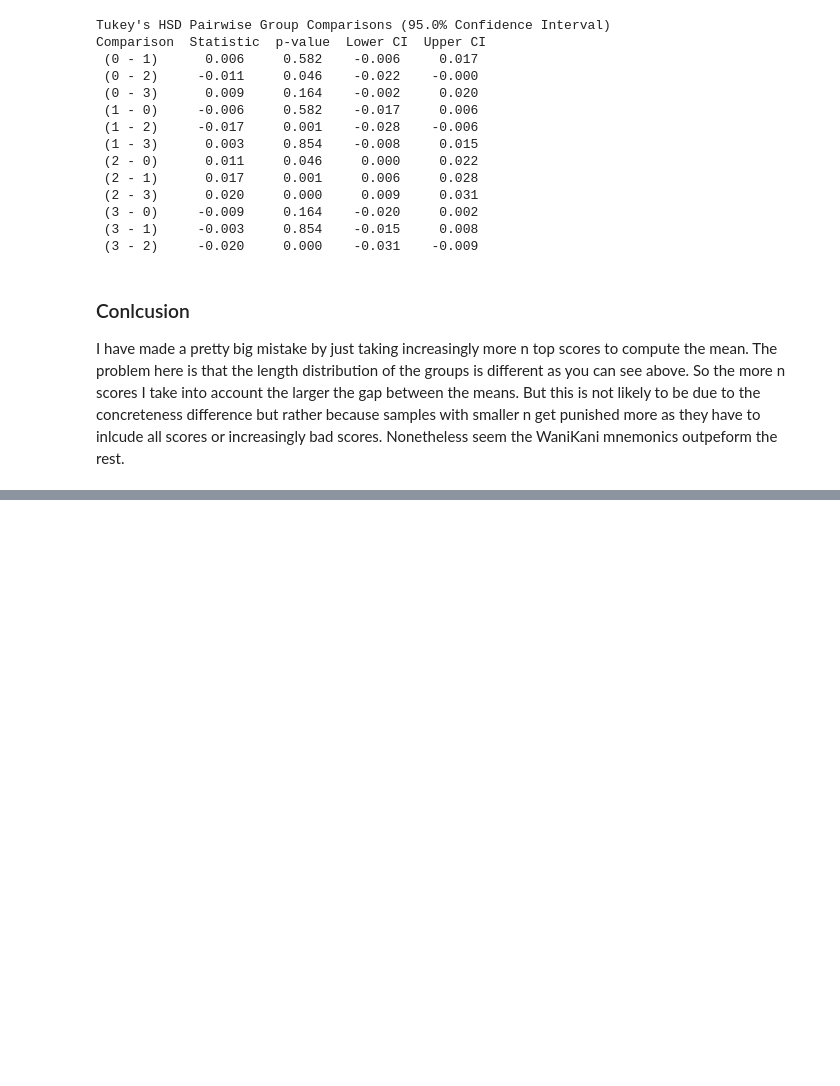
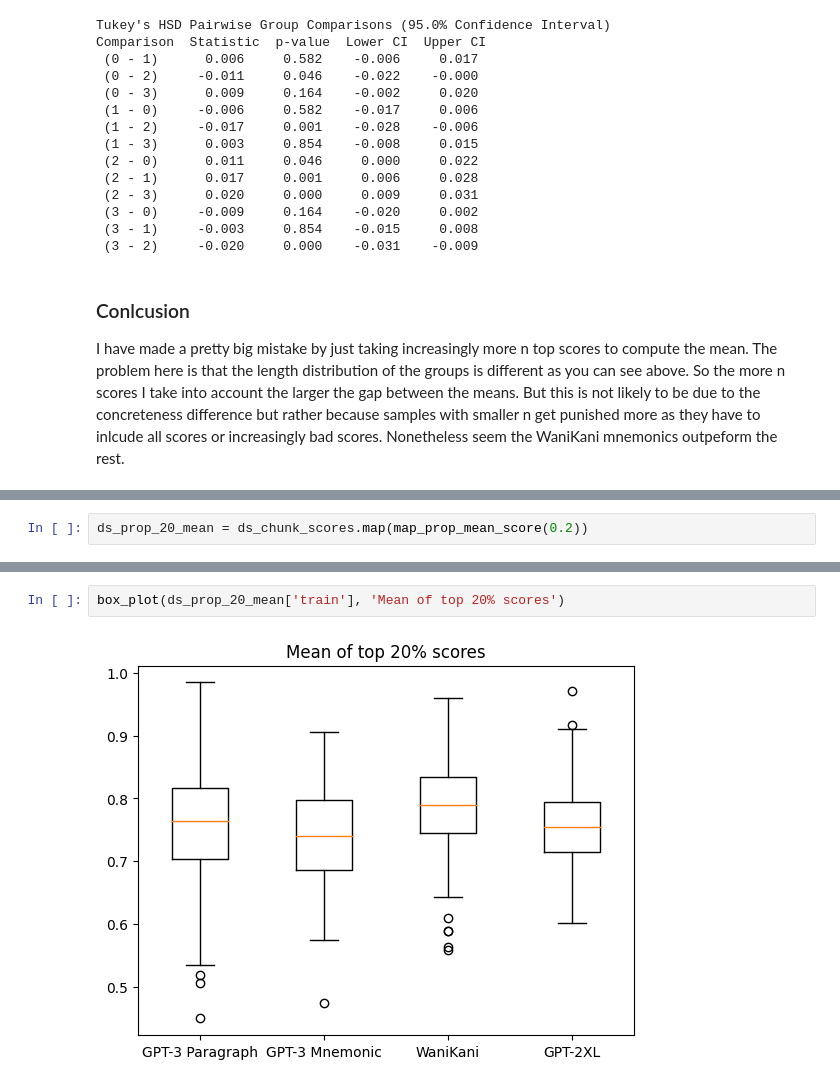
Before and after one commit to martingrzzler/robanohashi-thesis-notebook, a Jupyter notebook: concreteness_metric_phrase.ipynb, the cells around one changed output, grey strips where cells are left out. Saved outputs shown, nothing was run; the diff lists cells and outputs as text; blank space fills up the shorter version.

```diff
--- a/concreteness_metric_phrase.ipynb
+++ b/concreteness_metric_phrase.ipynb
@@ -550,0 +567,2 @@ I have made a pretty big mistake by just taking increasingly more n top scores t
+# %%
+ds_prop_20_mean = ds_chunk_scores.map(map_prop_mean_score(0.2))
@@ -550,0 +571,4 @@ I have made a pretty big mistake by just taking increasingly more n top scores t
+# %%
+box_plot(ds_prop_20_mean['train'], 'Mean of top 20% scores')
+# %% [output]
+[figure, added]
```
Also changed, not shown: parts of 14 cells of this notebook.
